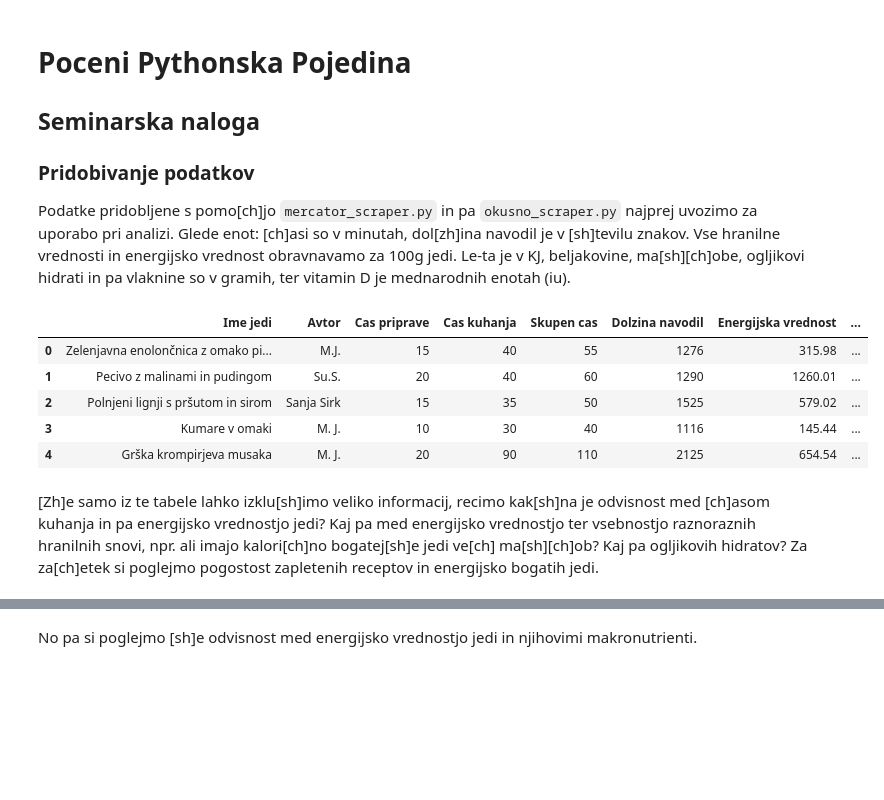
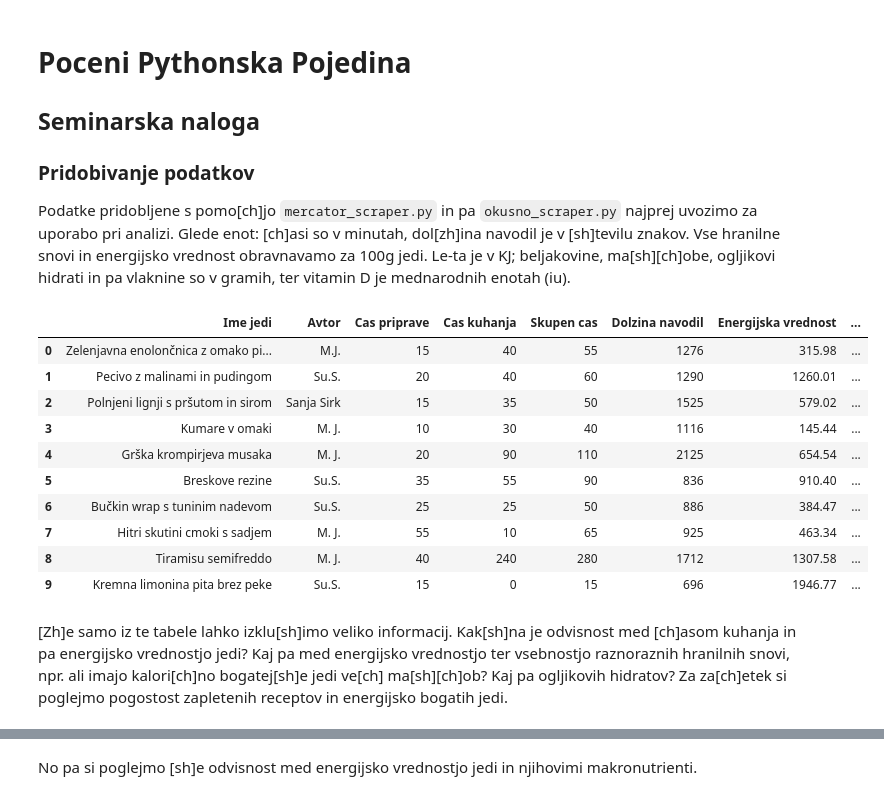
Before and after one commit to borbrudar/uvp, a Jupyter notebook: analiza.ipynb, the cells around one changed output, grey strips where cells are left out. Drawn from its saved outputs; the diff is of its cells as text; code cells hidden in the pictures; blank space fills up the shorter version.

```diff
--- a/analiza.ipynb
+++ b/analiza.ipynb
@@ -4,25 +4,30 @@
 
 
 ### Pridobivanje podatkov
-Podatke pridobljene s pomo[ch]jo `mercator_scraper.py` in pa `okusno_scraper.py` najprej uvozimo za uporabo pri analizi. Glede enot: [ch]asi so v minutah, dol[zh]ina navodil je v [sh]tevilu znakov. Vse hranilne vrednosti in energijsko vrednost obravnavamo za 100g jedi. Le-ta je v KJ, beljakovine, ma[sh][ch]obe, ogljikovi hidrati in pa vlaknine so v gramih, ter vitamin D je mednarodnih enotah (iu).
+Podatke pridobljene s pomo[ch]jo `mercator_scraper.py` in pa `okusno_scraper.py` najprej uvozimo za uporabo pri analizi. Glede enot: [ch]asi so v minutah, dol[zh]ina navodil je v [sh]tevilu znakov. Vse hranilne snovi in energijsko vrednost obravnavamo za 100g jedi. Le-ta je v KJ; beljakovine, ma[sh][ch]obe, ogljikovi hidrati in pa vlaknine so v gramih, ter vitamin D je mednarodnih enotah (iu).
 # %%
 import pandas as pd
 import numpy as np
 import matplotlib.pyplot as plt
 import seaborn as sns
 from wordcloud import WordCloud
 
 recepti = pd.read_csv("data/recepti.csv")
-recepti.head()
+recepti.head(10)
 # %% [output]
 |  | Ime jedi | Avtor | Cas priprave | Cas kuhanja | Skupen cas | Dolzina navodil | Energijska vrednost | ... |
 | 0 | Zelenjavna enolončnica z omako pi... | M.J. | 15 | 40 | 55 | 1276 | 315.98 | ... |
 | 1 | Pecivo z malinami in pudingom | Su.S. | 20 | 40 | 60 | 1290 | 1260.01 | ... |
 | 2 | Polnjeni lignji s pršutom in sirom | Sanja Sirk | 15 | 35 | 50 | 1525 | 579.02 | ... |
 | 3 | Kumare v omaki | M. J. | 10 | 30 | 40 | 1116 | 145.44 | ... |
 | 4 | Grška krompirjeva musaka | M. J. | 20 | 90 | 110 | 2125 | 654.54 | ... |
+| 5 | Breskove rezine | Su.S. | 35 | 55 | 90 | 836 | 910.40 | ... |
+| 6 | Bučkin wrap s tuninim nadevom | Su.S. | 25 | 25 | 50 | 886 | 384.47 | ... |
+| 7 | Hitri skutini cmoki s sadjem | M. J. | 55 | 10 | 65 | 925 | 463.34 | ... |
+| 8 | Tiramisu semifreddo | M. J. | 40 | 240 | 280 | 1712 | 1307.58 | ... |
+| 9 | Kremna limonina pita brez peke | Su.S. | 15 | 0 | 15 | 696 | 1946.77 | ... |
 # %% [markdown]
-[Zh]e samo iz te tabele lahko izklu[sh]imo veliko informacij, recimo kak[sh]na je odvisnost med [ch]asom kuhanja in pa energijsko vrednostjo jedi? Kaj pa med energijsko vrednostjo ter vsebnostjo raznoraznih hranilnih snovi, npr. ali imajo kalori[ch]no bogatej[sh]e jedi ve[ch] ma[sh][ch]ob? Kaj pa ogljikovih hidratov? Za za[ch]etek si poglejmo pogostost zapletenih receptov in energijsko bogatih jedi.
+[Zh]e samo iz te tabele lahko izklu[sh]imo veliko informacij. Kak[sh]na je odvisnost med [ch]asom kuhanja in pa energijsko vrednostjo jedi? Kaj pa med energijsko vrednostjo ter vsebnostjo raznoraznih hranilnih snovi, npr. ali imajo kalori[ch]no bogatej[sh]e jedi ve[ch] ma[sh][ch]ob? Kaj pa ogljikovih hidratov? Za za[ch]etek si poglejmo pogostost zapletenih receptov in energijsko bogatih jedi.
 # %%
 en_mean = recepti["Energijska vrednost"].mean()
 recepti.hist("Energijska vrednost", bins = range(1,2900, 25))
```
Also changed, not shown: parts of 21 cells of this notebook, 1 other file.
